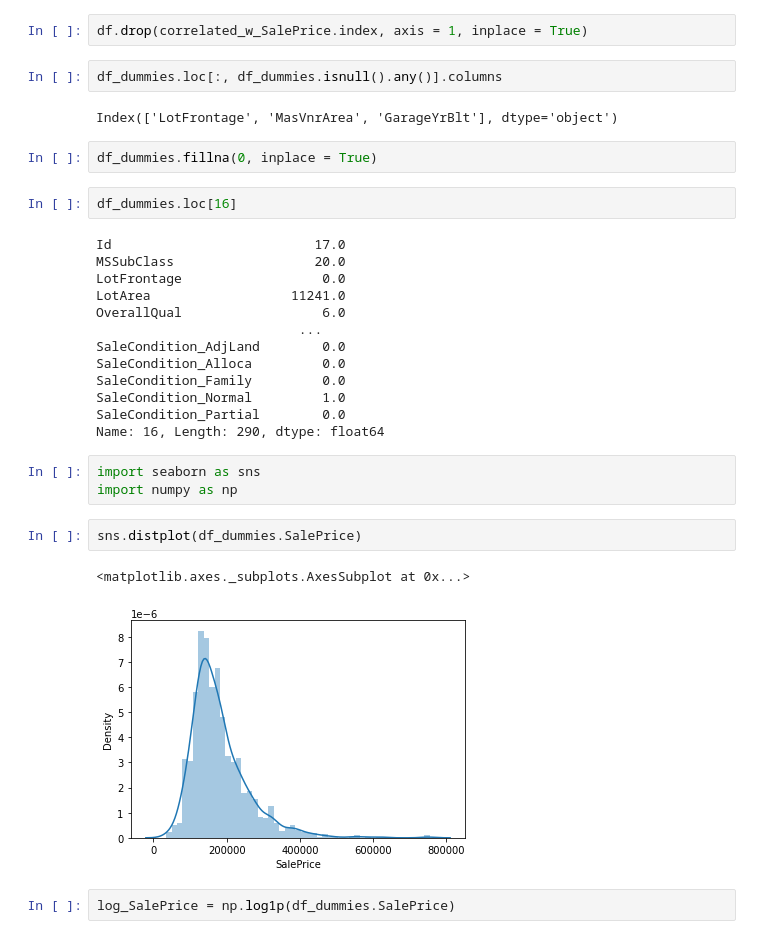
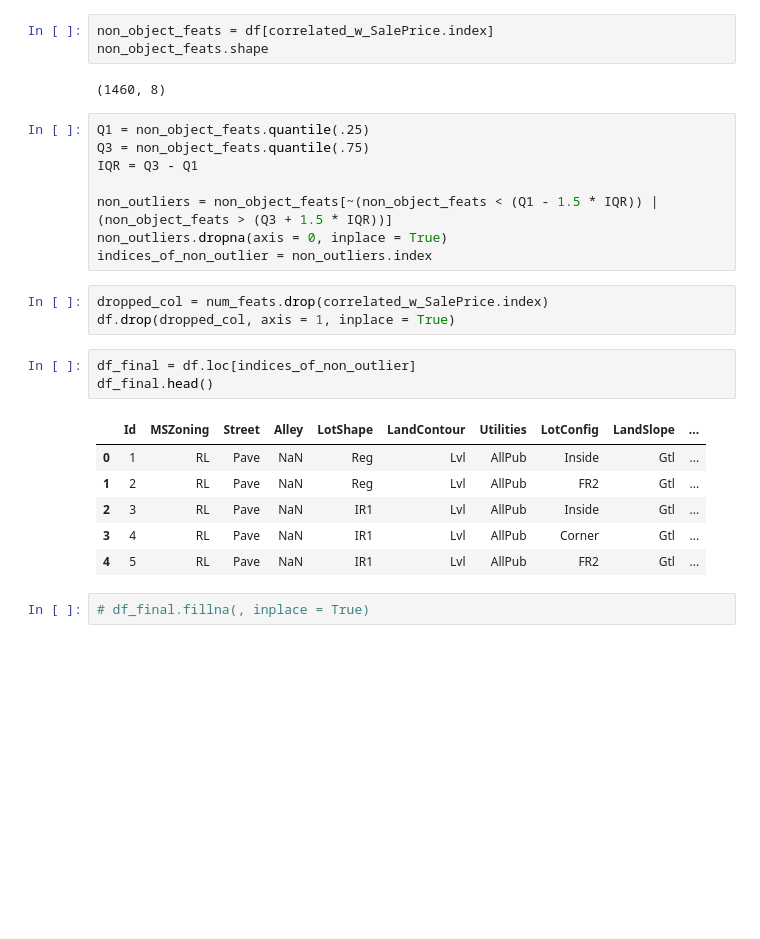
Before and after one commit to sultanardia/House-Prices, a Jupyter notebook: House_Prices_Advanced_Regression_Techniques.ipynb, the cells around one changed output. Cells and saved outputs as stored; diff of their text form; blank space fills up the shorter version.

```diff
--- a/House_Prices_Advanced_Regression_Techniques.ipynb
+++ b/House_Prices_Advanced_Regression_Techniques.ipynb
@@ -74,36 +49,31 @@ GarageCars      0.640409
 GarageArea      0.623431
 SalePrice       1.000000
 Name: SalePrice, dtype: float64
+# %%
+non_object_feats = df[correlated_w_SalePrice.index]
+non_object_feats.shape
+# %% [output]
+(1460, 8)
+# %%
+Q1 = non_object_feats.quantile(.25)
+Q3 = non_object_feats.quantile(.75)
+IQR = Q3 - Q1
+
+non_outliers = non_object_feats[~(non_object_feats < (Q1 - 1.5 * IQR)) | (non_object_feats > (Q3 + 1.5 * IQR))]
+non_outliers.dropna(axis = 0, inplace = True)
+indices_of_non_outlier = non_outliers.index
 # %%
-df.drop(correlated_w_SalePrice.index, axis = 1, inplace = True)
+dropped_col = num_feats.drop(correlated_w_SalePrice.index)
+df.drop(dropped_col, axis = 1, inplace = True)
-# %%
-df_dummies.loc[:, df_dummies.isnull().any()].columns
-# %% [output]
-Index(['LotFrontage', 'MasVnrArea', 'GarageYrBlt'], dtype='object')
+# %%
+df_final = df.loc[indices_of_non_outlier]
+df_final.head()
+# %% [output]
+|  | Id | MSZoning | Street | Alley | LotShape | LandContour | Utilities | LotConfig | LandSlope | ... |
+| 0 | 1 | RL | Pave | NaN | Reg | Lvl | AllPub | Inside | Gtl | ... |
+| 1 | 2 | RL | Pave | NaN | Reg | Lvl | AllPub | FR2 | Gtl | ... |
+| 2 | 3 | RL | Pave | NaN | IR1 | Lvl | AllPub | Inside | Gtl | ... |
+| 3 | 4 | RL | Pave | NaN | IR1 | Lvl | AllPub | Corner | Gtl | ... |
+| 4 | 5 | RL | Pave | NaN | IR1 | Lvl | AllPub | FR2 | Gtl | ... |
 # %%
-df_dummies.fillna(0, inplace = True)
+# df_final.fillna(, inplace = True)
-# %%
-df_dummies.loc[16]
-# %% [output]
-Id                          17.0
-MSSubClass                  20.0
-LotFrontage                  0.0
-LotArea                  11241.0
-OverallQual                  6.0
-                          ...
-SaleCondition_AdjLand        0.0
-SaleCondition_Alloca         0.0
-SaleCondition_Family         0.0
-SaleCondition_Normal         1.0
-SaleCondition_Partial        0.0
-Name: 16, Length: 290, dtype: float64
-# %%
-import seaborn as sns
-import numpy as np
-# %%
-sns.distplot(df_dummies.SalePrice)
-# %% [output]
-<matplotlib.axes._subplots.AxesSubplot at 0x...>
-[figure, removed]
-# %%
-log_SalePrice = np.log1p(df_dummies.SalePrice)
```
Also changed, not shown: parts of 16 cells of this notebook.
